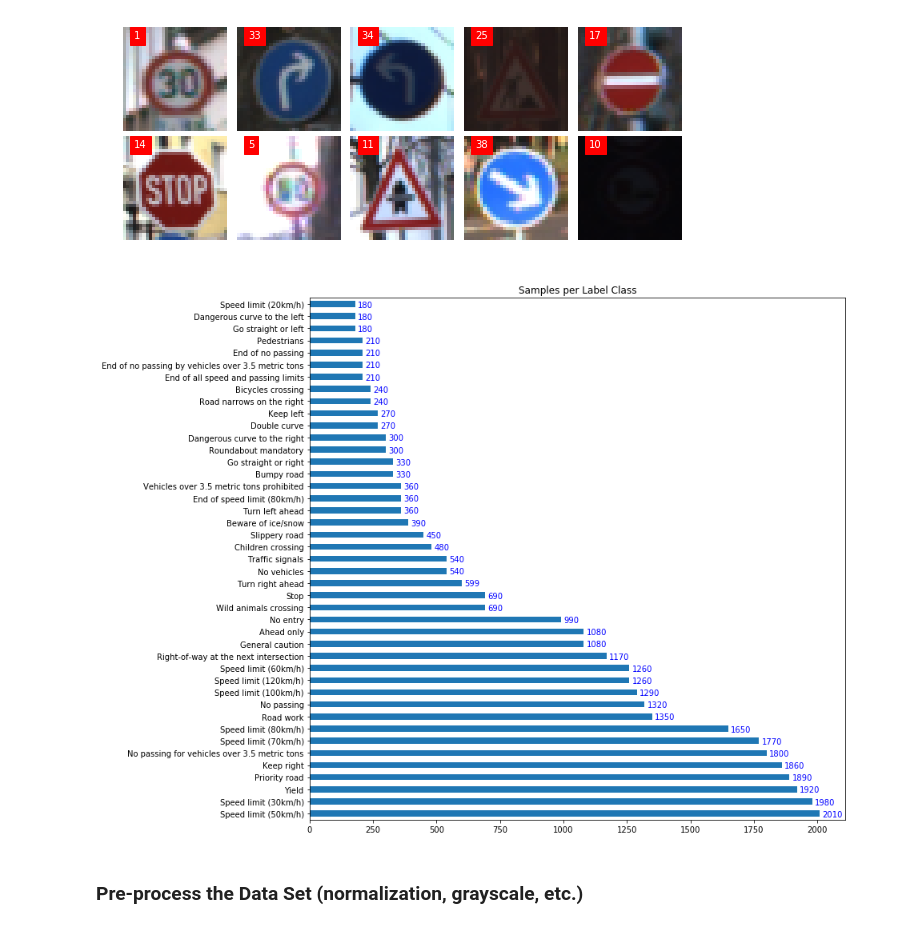
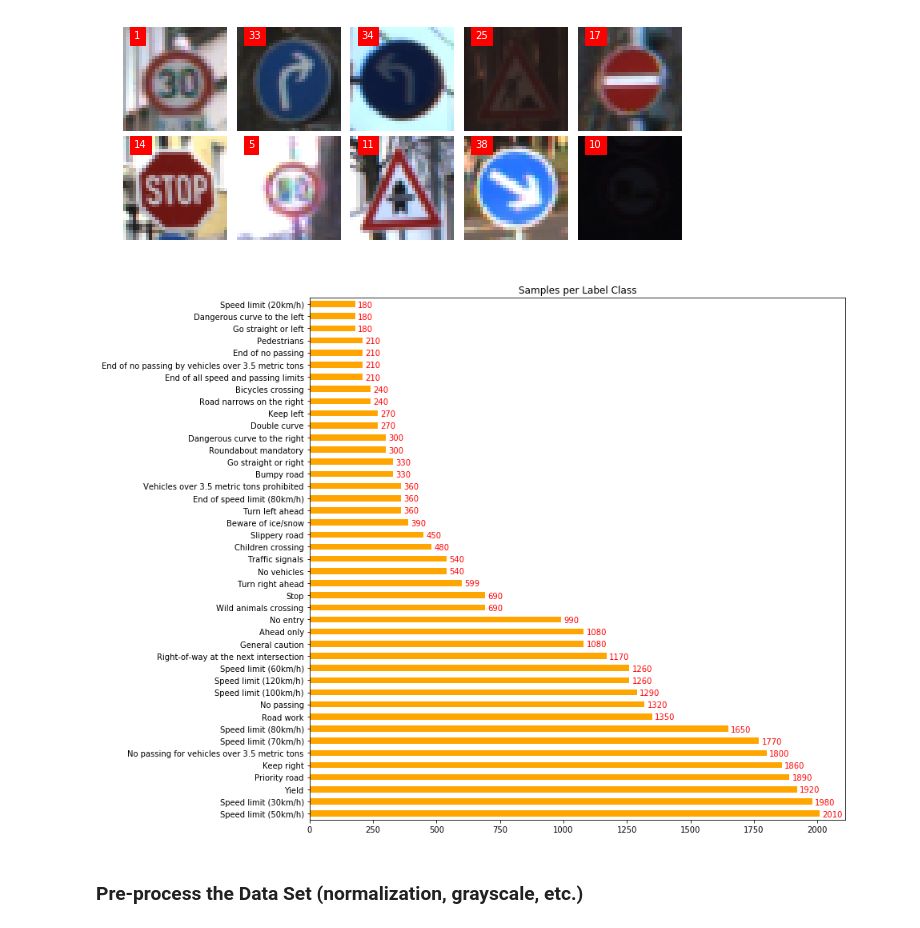
Before and after one commit to anilhd2410/UdacityProjects, a Jupyter notebook: CarND-Traffic-Sign-Classifier-Project/Traffic_Sign_Classifier.ipynb, the cells around one changed output. Drawn from its saved outputs; the diff is of its cells as text; code cells hidden in the pictures.

```diff
--- a/CarND-Traffic-Sign-Classifier-Project/Traffic_Sign_Classifier.ipynb
+++ b/CarND-Traffic-Sign-Classifier-Project/Traffic_Sign_Classifier.ipynb
@@ -138,22 +138,25 @@ while count < 10 :
 # %%
 ### Label Distribution in Training Data
 import pandas as pd
 import csv
 
 labels = None
 with open('signnames.csv', mode='r') as infile:
     reader = csv.reader(infile)
     next(reader, None)
     labels = {int(rows[0]):rows[1] for rows in reader}
 
 y_train_label = pd.DataFrame()
 y_train_label['label'] = y_train
-ax = y_train_label['label'].value_counts().plot(kind='barh', figsize = (12,12), title='Samples per Label Class')
+#draw bar graph for count of labels in each category
+ax = y_train_label['label'].value_counts().plot(kind='barh', figsize = (12,12), title='Samples per Label Class', color='orange')
+#Draw label name for each class
 ax.set_yticklabels(list(map(lambda x: labels[x], y_train_label['label'].value_counts().index.tolist())))
+# Draw number of labels per category
 for i, label in enumerate(y_train_ld['label'].value_counts()):
-    ax.text(label + 10, i - 0.25, str(label), color='blue')
+    ax.text(label + 10, i - 0.25, str(label), color='red')
 # %% [output]
-[figure, old version]
+[figure, new version]
 # %% [markdown]
 ### Pre-process the Data Set (normalization, grayscale, etc.)
 # %% [markdown]
```
Also changed, not shown: parts of 1 cell of this notebook.
